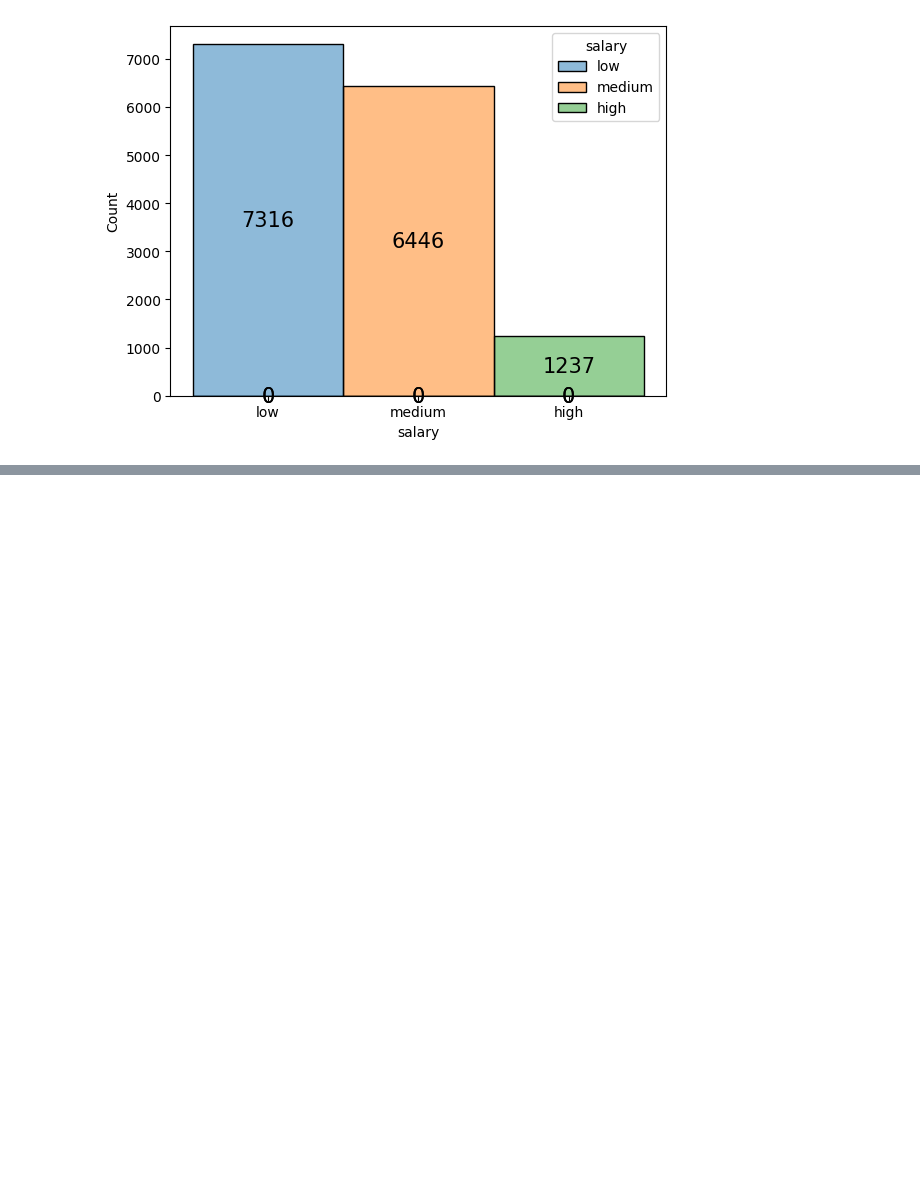
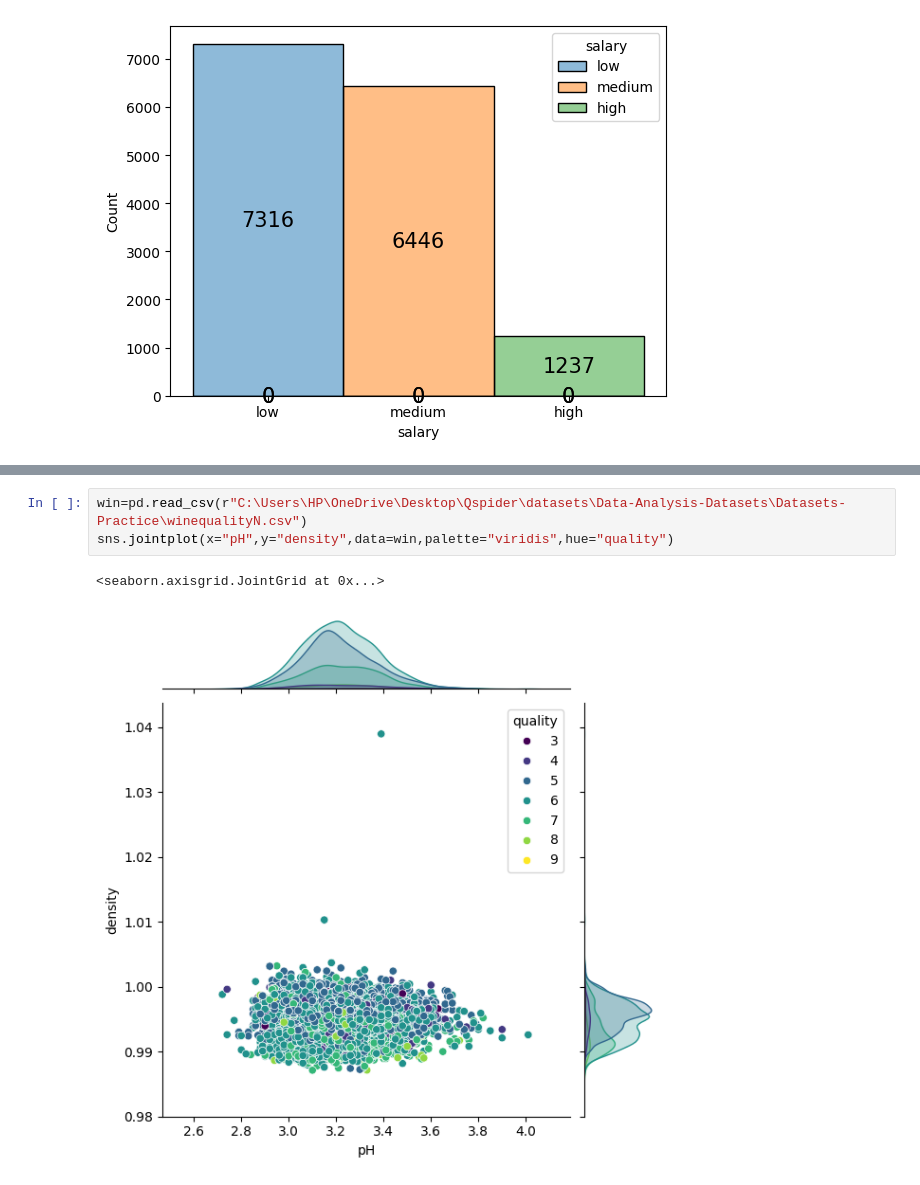
Before and after one commit to Amandeep006/QSPIDER-, a Jupyter notebook: pylab/sea.ipynb, the cells around one changed output, grey strips where cells are left out. Saved outputs shown, nothing was run; the diff lists cells and outputs as text; blank space fills up the shorter version.

Commit message:
seaborn1

```diff
--- a/pylab/sea.ipynb
+++ b/pylab/sea.ipynb
@@ -88,0 +103,6 @@ for i in a.containers:
+# %%
+win=pd.read_csv(r"C:\Users\HP\OneDrive\Desktop\Qspider\datasets\Data-Analysis-Datasets\Datasets-Practice\winequalityN.csv")
+sns.jointplot(x="pH",y="density",data=win,palette="viridis",hue="quality")
+# %% [output]
+<seaborn.axisgrid.JointGrid at 0x...>
+[figure, added]
```
Also changed, not shown: parts of 14 cells of this notebook.
